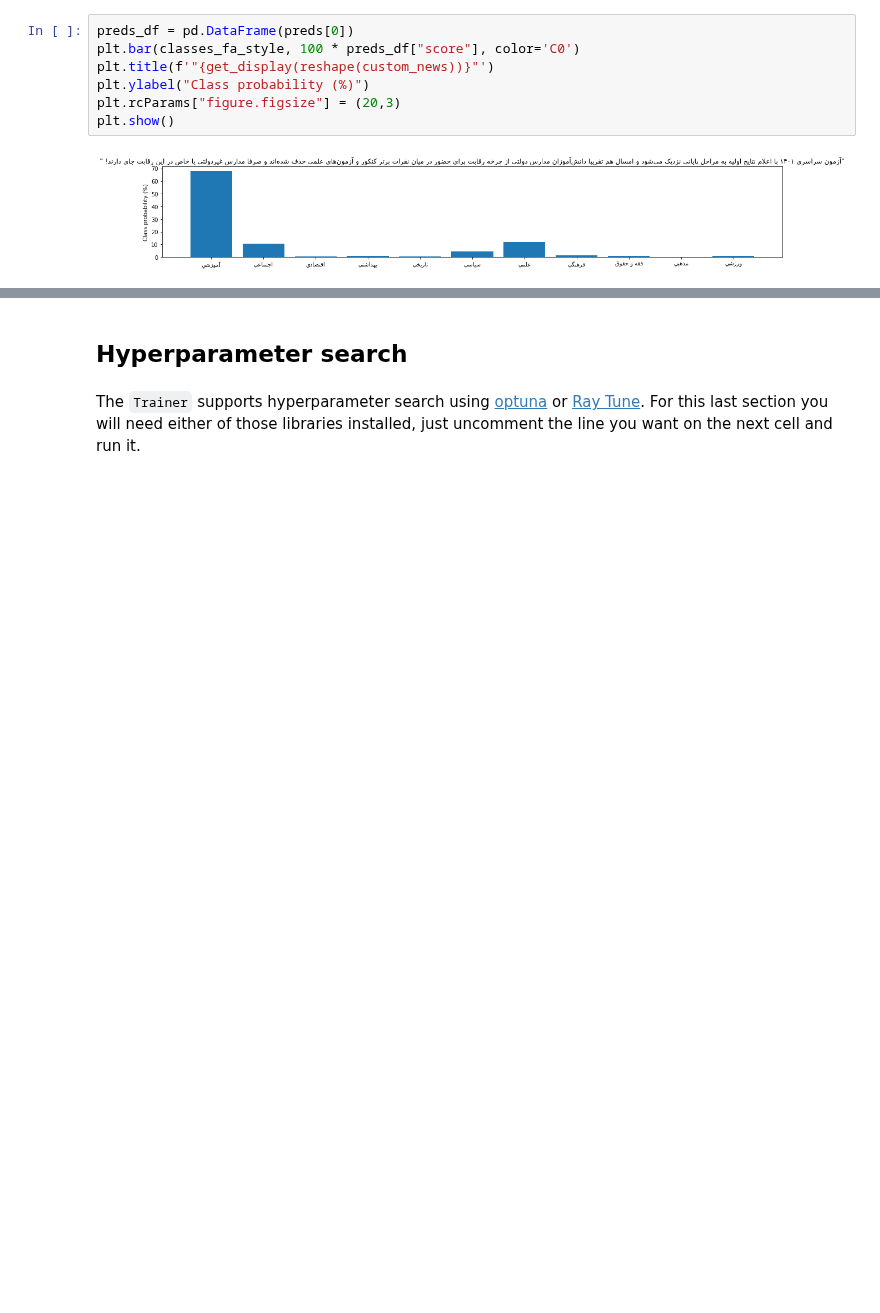
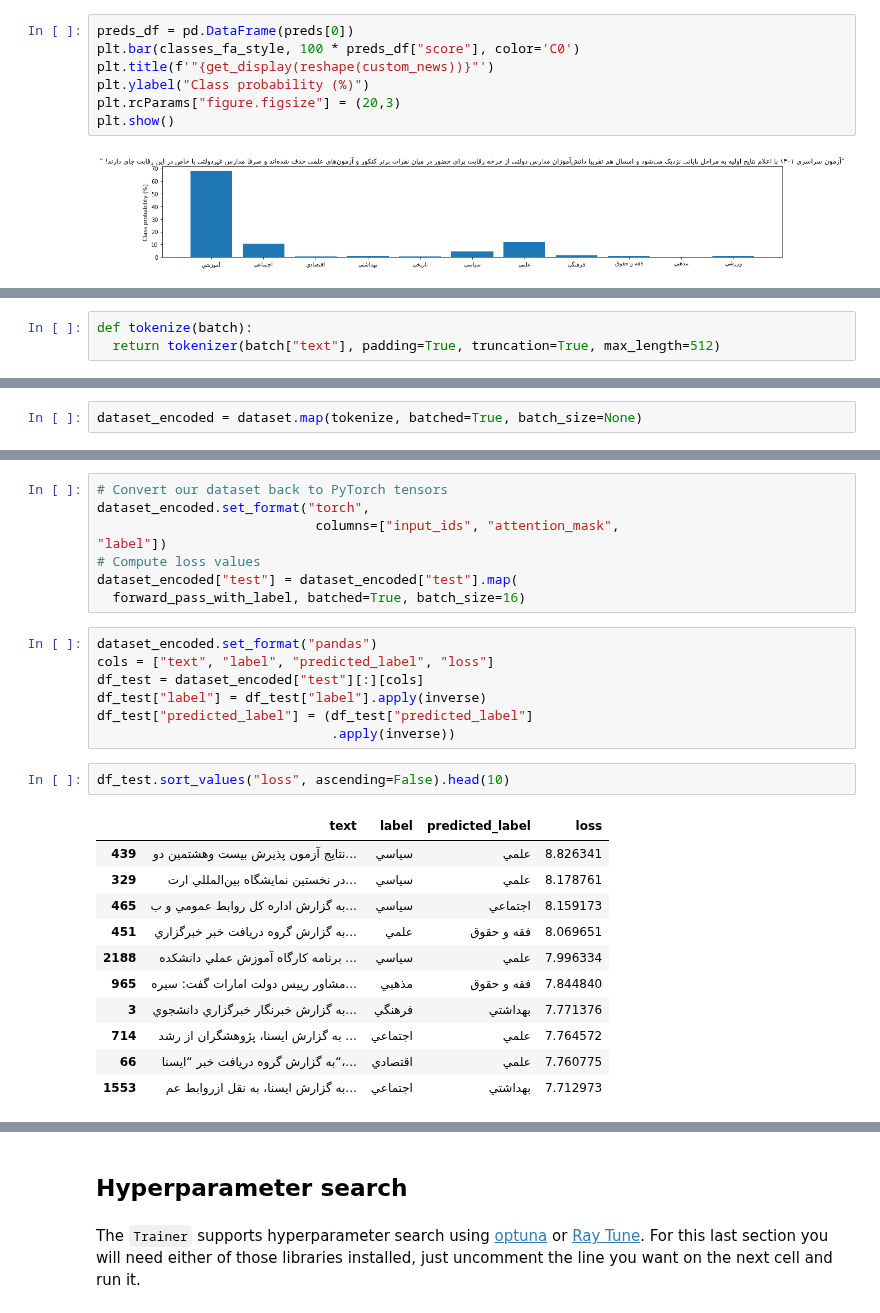
Before and after one commit to ZahraDehghani99/Natural-Language-Processing, a Jupyter notebook: HW5/text_classification_with_transformers.ipynb, the cells around one changed output, grey strips where cells are left out. Drawn from its saved outputs; the diff is of its cells as text; blank space fills up the shorter version.

```diff
--- a/HW5/text_classification_with_transformers.ipynb
+++ b/HW5/text_classification_with_transformers.ipynb
@@ -608,0 +636,3 @@ HooshvareLab/bert-fa-base-uncased-clf-persiannews
+# %%
+def tokenize(batch):
+  return tokenizer(batch["text"], padding=True, truncation=True, max_length=512)
@@ -608,0 +643,2 @@ HooshvareLab/bert-fa-base-uncased-clf-persiannews
+# %%
+dataset_encoded = dataset.map(tokenize, batched=True, batch_size=None)
@@ -608,0 +775,29 @@ HooshvareLab/bert-fa-base-uncased-clf-persiannews
+# %%
+# Convert our dataset back to PyTorch tensors
+dataset_encoded.set_format("torch",
+                            columns=["input_ids", "attention_mask",
+"label"])
+# Compute loss values
+dataset_encoded["test"] = dataset_encoded["test"].map(
+  forward_pass_with_label, batched=True, batch_size=16)
+# %%
+dataset_encoded.set_format("pandas")
+cols = ["text", "label", "predicted_label", "loss"]
+df_test = dataset_encoded["test"][:][cols]
+df_test["label"] = df_test["label"].apply(inverse)
+df_test["predicted_label"] = (df_test["predicted_label"]
+                              .apply(inverse))
+# %%
+df_test.sort_values("loss", ascending=False).head(10)
+# %% [output]
+|  | text | label | predicted_label | loss |
+| 439 | نتايج آزمون پذيرش بيست وهشتمين دو... | سياسي | علمي | 8.826341 |
+| 329 | در نخستين نمايشگاه بين‌المللي ارت... | سياسي | علمي | 8.178761 |
+| 465 | به گزارش اداره كل روابط عمومي و ب... | سياسي | اجتماعي | 8.159173 |
+| 451 | به گزارش گروه دريافت خبر خبرگزاري... | علمي | فقه و حقوق | 8.069651 |
+| 2188 | برنامه كارگاه آموزش عملي دانشكده ... | سياسي | علمي | 7.996334 |
+| 965 | مشاور رييس دولت امارات گفت: سيره‌... | مذهبي | فقه و حقوق | 7.844840 |
+| 3 | به گزارش خبرنگار خبرگزاري دانشجوي... | فرهنگي | بهداشتي | 7.771376 |
+| 714 | به گزارش ايسنا، پژوهشگران از رشد ... | اجتماعي | علمي | 7.764572 |
+| 66 | به گزارش گروه دريافت خبر “ايسنا“،... | اقتصادي | علمي | 7.760775 |
+| 1553 | به گزارش ايسنا، به نقل ازروابط عم... | اجتماعي | بهداشتي | 7.712973 |
```
Also changed, not shown: parts of 41 cells of this notebook.
